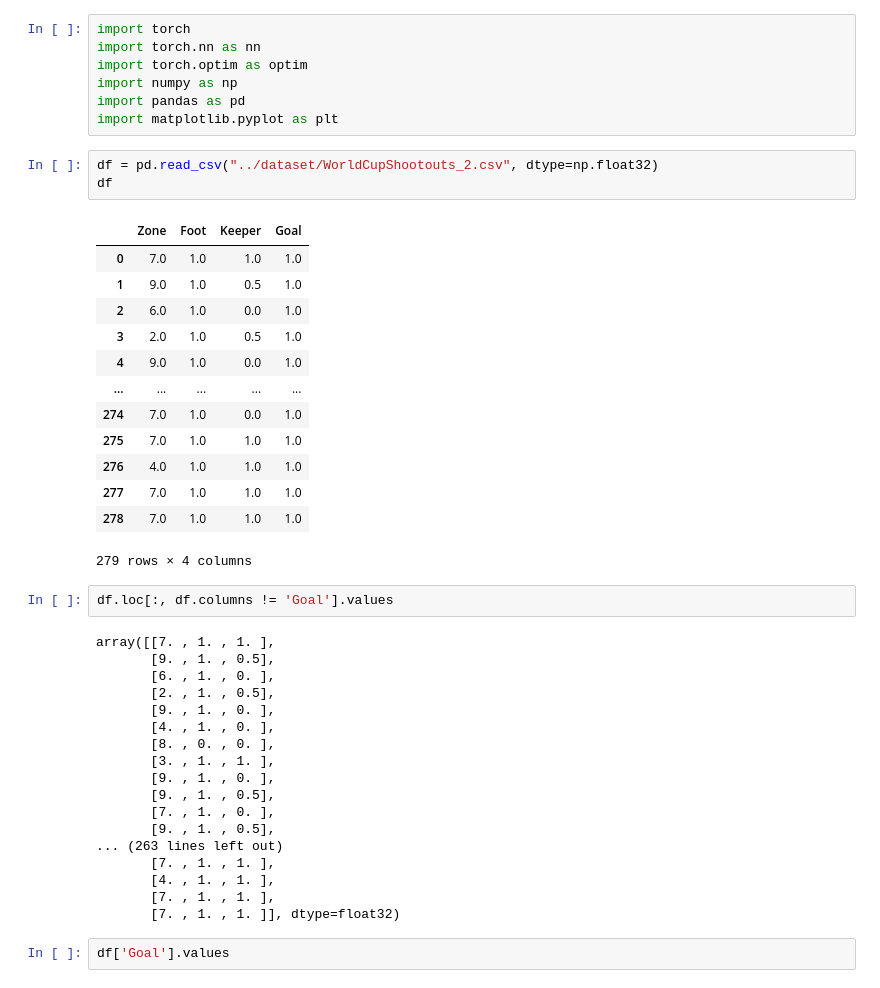
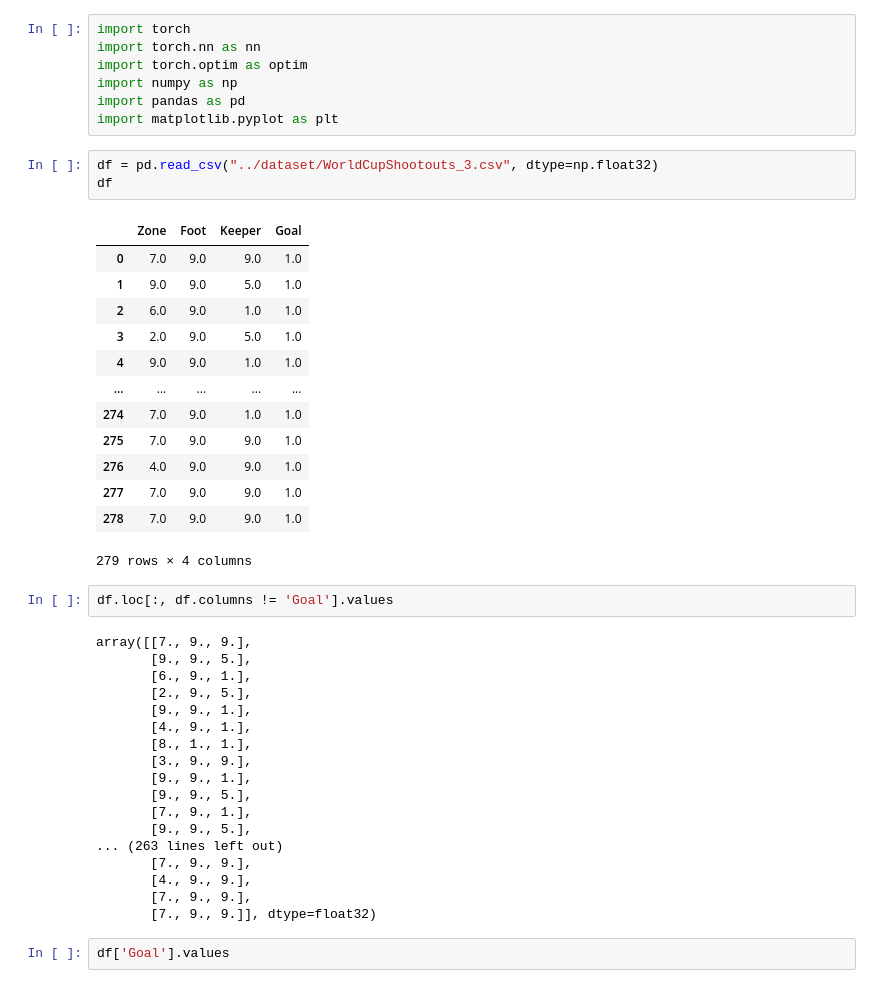
Before and after one commit to Do-heewan/division_project, a Jupyter notebook: model/step5.ipynb, the cells around one changed output. Cells and saved outputs as stored; diff of their text form.

```diff
--- a/model/step5.ipynb
+++ b/model/step5.ipynb
@@ -13,42 +13,42 @@ import numpy as np
 import pandas as pd
 import matplotlib.pyplot as plt
 # %%
-df = pd.read_csv("../dataset/WorldCupShootouts_2.csv", dtype=np.float32)
+df = pd.read_csv("../dataset/WorldCupShootouts_3.csv", dtype=np.float32)
 df
 # %% [output]
 |  | Zone | Foot | Keeper | Goal |
-| 0 | 7.0 | 1.0 | 1.0 | 1.0 |
-| 1 | 9.0 | 1.0 | 0.5 | 1.0 |
-| 2 | 6.0 | 1.0 | 0.0 | 1.0 |
-| 3 | 2.0 | 1.0 | 0.5 | 1.0 |
-| 4 | 9.0 | 1.0 | 0.0 | 1.0 |
+| 0 | 7.0 | 9.0 | 9.0 | 1.0 |
+| 1 | 9.0 | 9.0 | 5.0 | 1.0 |
+| 2 | 6.0 | 9.0 | 1.0 | 1.0 |
+| 3 | 2.0 | 9.0 | 5.0 | 1.0 |
+| 4 | 9.0 | 9.0 | 1.0 | 1.0 |
 | ... | ... | ... | ... | ... |
-| 274 | 7.0 | 1.0 | 0.0 | 1.0 |
-| 275 | 7.0 | 1.0 | 1.0 | 1.0 |
-| 276 | 4.0 | 1.0 | 1.0 | 1.0 |
-| 277 | 7.0 | 1.0 | 1.0 | 1.0 |
-| 278 | 7.0 | 1.0 | 1.0 | 1.0 |
+| 274 | 7.0 | 9.0 | 1.0 | 1.0 |
+| 275 | 7.0 | 9.0 | 9.0 | 1.0 |
+| 276 | 4.0 | 9.0 | 9.0 | 1.0 |
+| 277 | 7.0 | 9.0 | 9.0 | 1.0 |
+| 278 | 7.0 | 9.0 | 9.0 | 1.0 |
 279 rows × 4 columns
 # %%
 df.loc[:, df.columns != 'Goal'].values
 # %% [output]
-array([[7. , 1. , 1. ],
-       [9. , 1. , 0.5],
-       [6. , 1. , 0. ],
-       [2. , 1. , 0.5],
-       [9. , 1. , 0. ],
-       [4. , 1. , 0. ],
-       [8. , 0. , 0. ],
-       [3. , 1. , 1. ],
-       [9. , 1. , 0. ],
-       [9. , 1. , 0.5],
-       [7. , 1. , 0. ],
-       [9. , 1. , 0.5],
+array([[7., 9., 9.],
+       [9., 9., 5.],
+       [6., 9., 1.],
+       [2., 9., 5.],
+       [9., 9., 1.],
+       [4., 9., 1.],
+       [8., 1., 1.],
+       [3., 9., 9.],
+       [9., 9., 1.],
+       [9., 9., 5.],
+       [7., 9., 1.],
+       [9., 9., 5.],
 ... (263 lines left out)
-       [7. , 1. , 1. ],
-       [4. , 1. , 1. ],
-       [7. , 1. , 1. ],
-       [7. , 1. , 1. ]], dtype=float32)
+       [7., 9., 9.],
+       [4., 9., 9.],
+       [7., 9., 9.],
+       [7., 9., 9.]], dtype=float32)
 # %%
 df['Goal'].values
 # %% [output]
```
Also changed, not shown: parts of 9 cells of this notebook, 1 other file.
